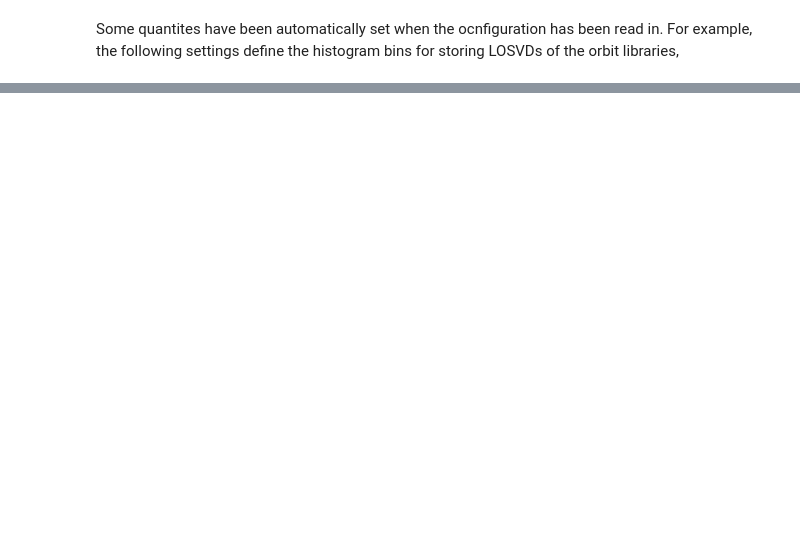
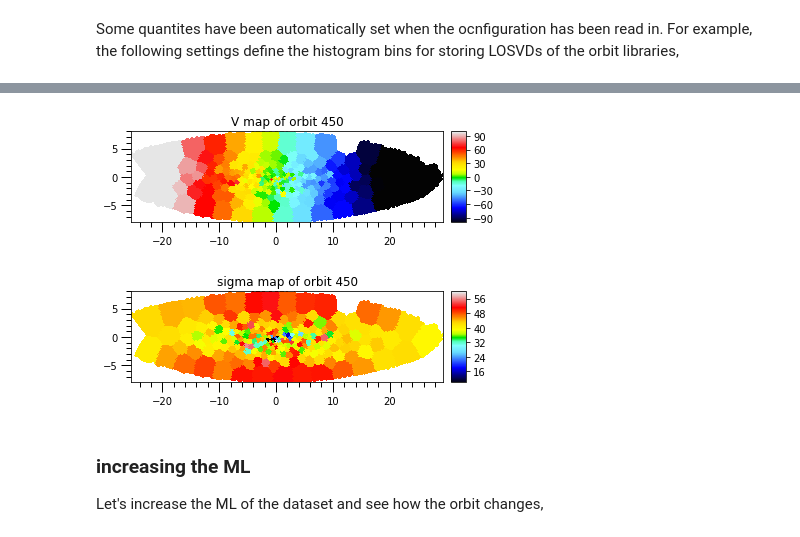
Before and after one commit to dynamics-of-stellar-systems/dynamite, a Jupyter notebook: dev_tests/bayes_losvd/DYNMAITE_and_BAYES_LOSVD.ipynb, the cells around one changed output, grey strips where cells are left out. Cells and saved outputs as stored; diff of their text form; code cells hidden in the pictures; blank space fills up the shorter version.

```diff
--- a/dev_tests/bayes_losvd/DYNMAITE_and_BAYES_LOSVD.ipynb
+++ b/dev_tests/bayes_losvd/DYNMAITE_and_BAYES_LOSVD.ipynb
@@ -483,0 +362,25 @@ display_pixels.display_pixels(x, y,
+# %%
+orbit_idx = 450
+
+map_plotter(orblib0_v[orbit_idx],
+            cmap='sauron',
+            vmin=-100,
+            vmax=100,
+            colorbar=True)
+_ = plt.gca().set_title(f'V map of orbit {orbit_idx}')
+plt.show()
+
+map_plotter(orblib0_sigma[orbit_idx],
+            cmap='sauron',
+            vmin=10.,
+            vmax=60,
+            colorbar=True)
+_ = plt.gca().set_title(f'sigma map of orbit {orbit_idx}')
+plt.show()
+# %% [output]
+[figure, added]
+[figure, added]
+# %% [markdown]
+### increasing the ML
+
+Let's increase the ML of the dataset and see how the orbit changes,
```
Also changed, not shown: parts of 57 cells of this notebook, 3 other files.
